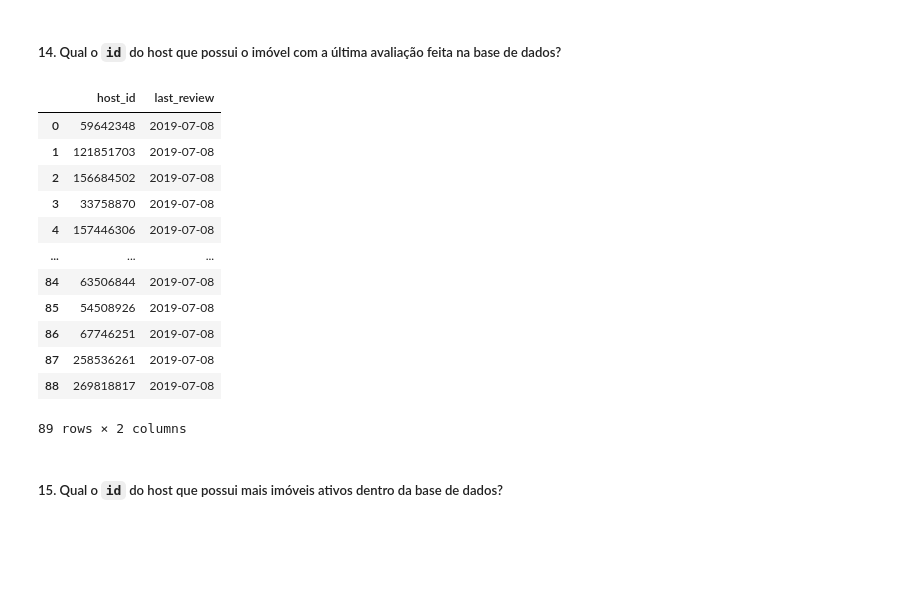
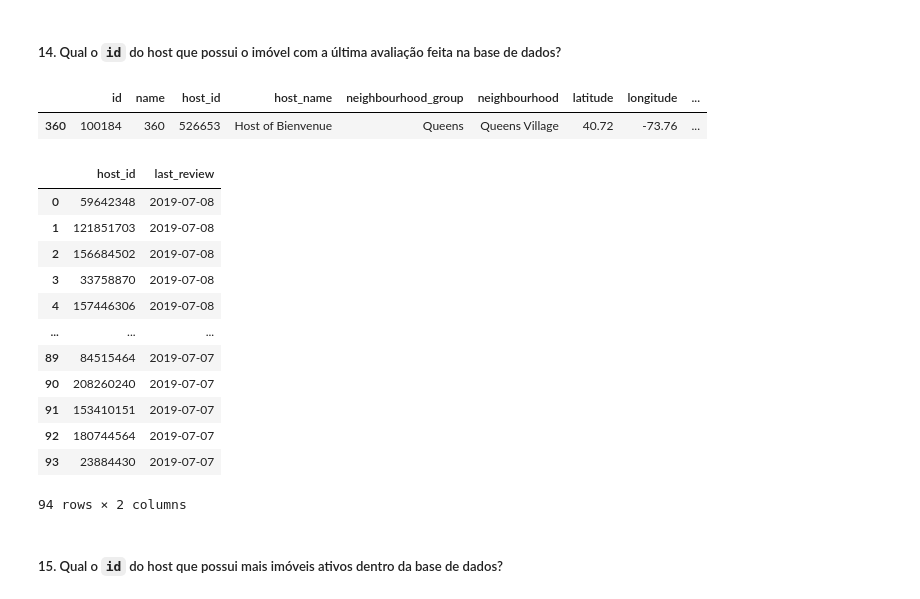
Before and after one commit to m4theus4ndr4de/insights-airbnb-nyc, a Jupyter notebook: airbnb_nyc_insights.ipynb, the cells around one changed output. Saved outputs shown, nothing was run; the diff lists cells and outputs as text; code cells hidden in the pictures; blank space fills up the shorter version.

```diff
--- a/airbnb_nyc_insights.ipynb
+++ b/airbnb_nyc_insights.ipynb
@@ -491,22 +538,27 @@ df[['host_id', 'calculated_host_listings_count']].sort_values('calculated_host_l
 327 rows × 2 columns
 # %% [markdown]
 ##### 14. Qual o `id` do host que possui o imóvel com a última avaliação feita na base de dados?
+# %%
+df.query("host_id == 526653")
+# %% [output]
+|  | id | name | host_id | host_name | neighbourhood_group | neighbourhood | latitude | longitude | ... |
+| 360 | 100184 | 360 | 526653 | Host of Bienvenue | Queens | Queens Village | 40.72 | -73.76 | ... |
 # %%
-df[['host_id', 'last_review']].sort_values('last_review', ascending=False).reset_index(drop=True)[0:89]
+df[['host_id', 'last_review']].sort_values('last_review', ascending=False).reset_index(drop=True)[0:94]
 # %% [output]
 |  | host_id | last_review |
 | 0 | 59642348 | 2019-07-08 |
 | 1 | 121851703 | 2019-07-08 |
 | 2 | 156684502 | 2019-07-08 |
 | 3 | 33758870 | 2019-07-08 |
 | 4 | 157446306 | 2019-07-08 |
 | ... | ... | ... |
-| 84 | 63506844 | 2019-07-08 |
-| 85 | 54508926 | 2019-07-08 |
-| 86 | 67746251 | 2019-07-08 |
-| 87 | 258536261 | 2019-07-08 |
-| 88 | 269818817 | 2019-07-08 |
+| 89 | 84515464 | 2019-07-07 |
+| 90 | 208260240 | 2019-07-07 |
+| 91 | 153410151 | 2019-07-07 |
+| 92 | 180744564 | 2019-07-07 |
+| 93 | 23884430 | 2019-07-07 |
-89 rows × 2 columns
+94 rows × 2 columns
 # %% [markdown]
 ##### 15. Qual o `id` do host que possui mais imóveis ativos dentro da base de dados?
 # %%
```
Also changed, not shown: parts of 14 cells of this notebook.
